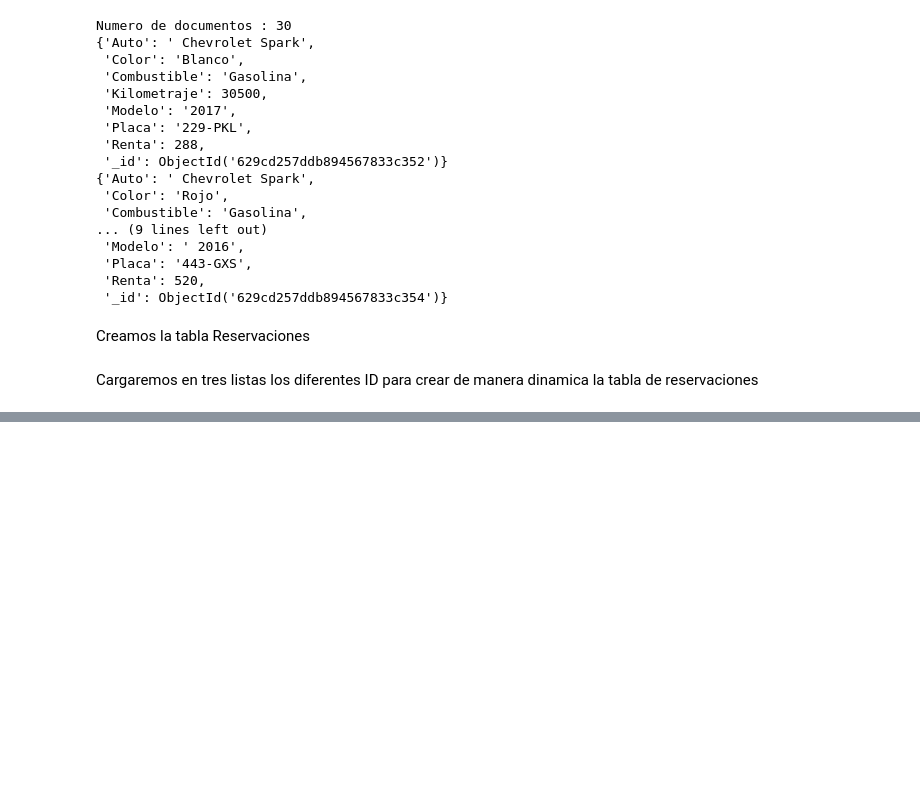
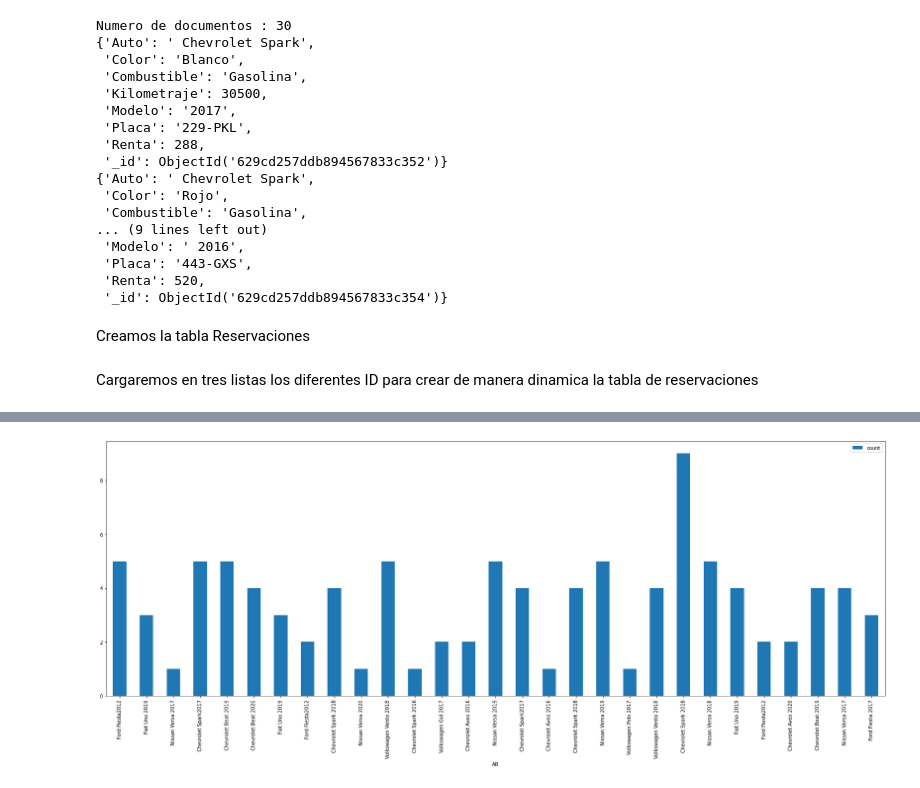
Before and after one commit to fitomx19/PyMongoAutos, a Jupyter notebook: AgenciaAutos.ipynb, the cells around one changed output, grey strips where cells are left out. Cells and saved outputs as stored; diff of their text form; code cells hidden in the pictures; blank space fills up the shorter version.

```diff
--- a/AgenciaAutos.ipynb
+++ b/AgenciaAutos.ipynb
@@ -223,0 +260,3 @@ TypeError: unsupported operand type(s) for +: 'int' and 'ObjectId'
+# %%
+nombre_autos = dataframeAutos['Auto']
+modelo = dataframeAutos['Modelo']
@@ -223,0 +304,22 @@ TypeError: unsupported operand type(s) for +: 'int' and 'ObjectId'
+# %%
+
+import pymongo
+import pandas as pd
+from bson.son import SON
+dfDos = pd.DataFrame()
+
+
+resultDos = Reservacion.aggregate([
+    {
+        '$group': {
+            '_id': '$idVehiculo',
+            'count': {
+                '$sum': 1
+            }
+        }
+    }
+])
+#pprint(list(resultDos))
+for x in (list(resultDos)):
+    print(x)
+    dfDos = dfDos.append([x], ignore_index=True)
@@ -223,0 +344,3 @@ TypeError: unsupported operand type(s) for +: 'int' and 'ObjectId'
+# %%
+dfDos = dfDos.join(nombre_autos)
+dfDos = dfDos.join(modelo)
@@ -223,0 +350,2 @@ TypeError: unsupported operand type(s) for +: 'int' and 'ObjectId'
+# %%
+dfDos["AB"] = dfDos["Auto"] + dfDos["Modelo"]
@@ -223,0 +361,8 @@ TypeError: unsupported operand type(s) for +: 'int' and 'ObjectId'
+# %%
+import matplotlib.pyplot as plt
+plt.rcParams["figure.figsize"] = [22.50, 9.50]
+plt.rcParams["figure.autolayout"] = True
+dfDos.head(100).plot(x ='AB', y='count', kind = 'bar')
+plt.show()
+# %% [output]
+[figure, added]
```
Also changed, not shown: parts of 59 cells of this notebook, 2 other files.
